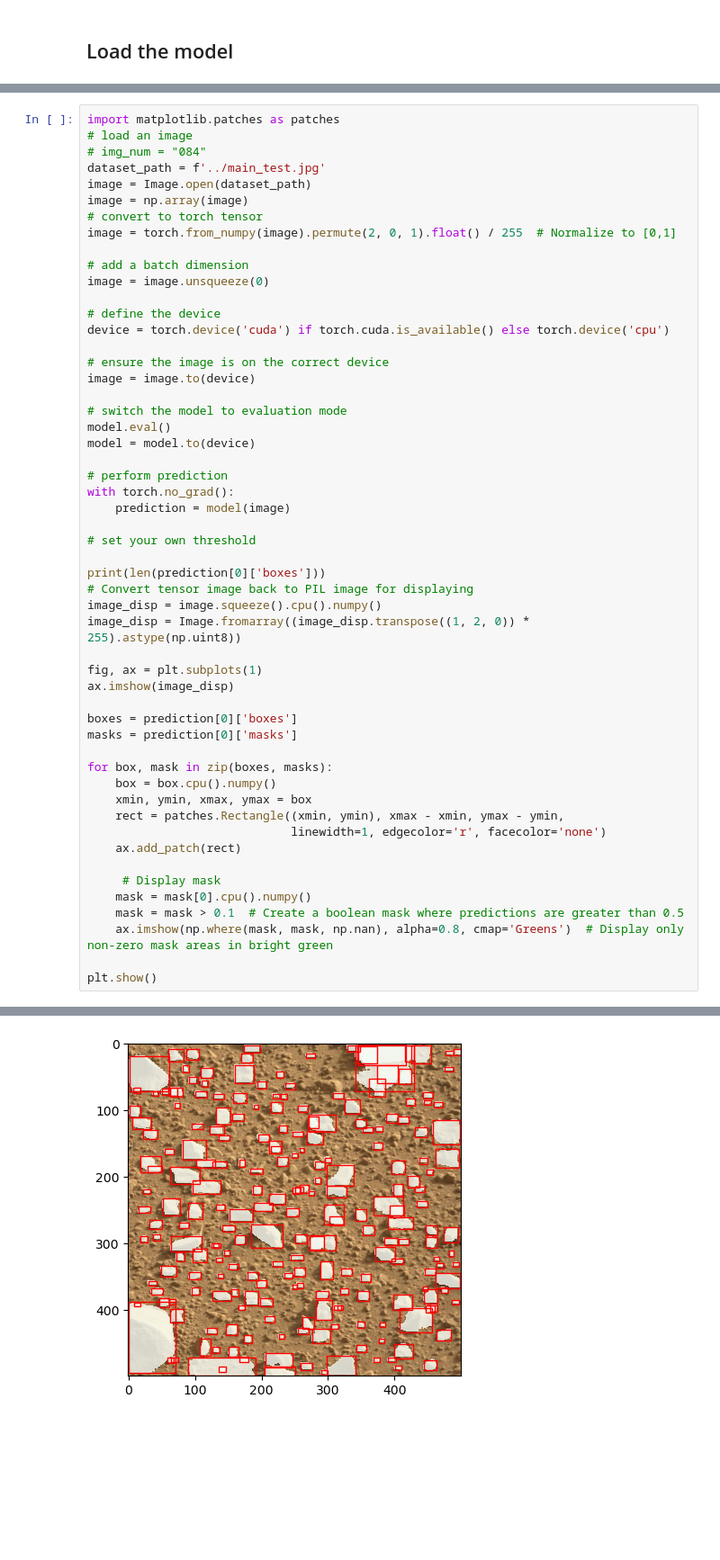
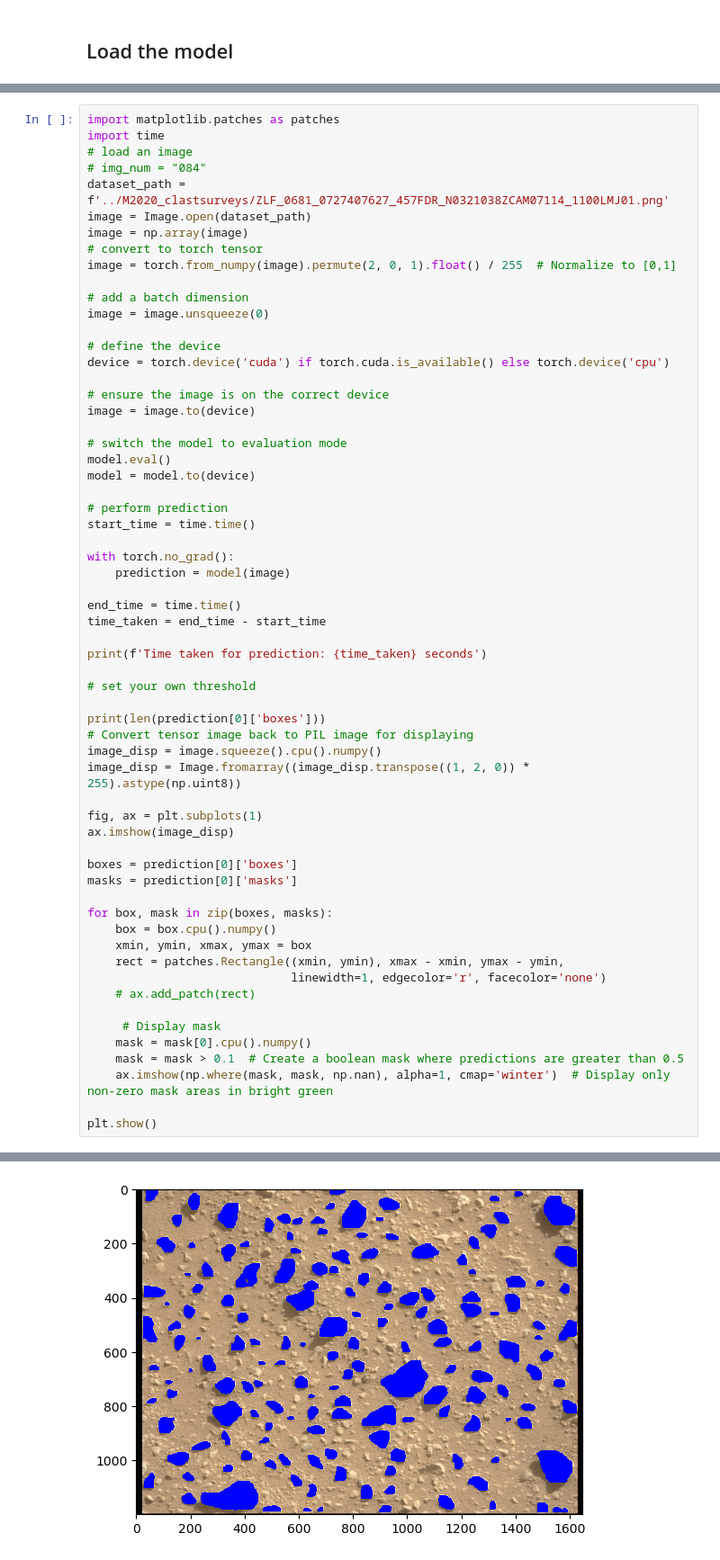
Before and after one commit to strongs20/rocks_mrcnn, a Jupyter notebook: predictions.ipynb, the cells around one changed output, grey strips where cells are left out. Shown at 90% size. Saved outputs shown, nothing was run; the diff lists cells and outputs as text; blank space fills up the shorter version.

```diff
--- a/predictions.ipynb
+++ b/predictions.ipynb
@@ -62,9 +62,10 @@ MaskRCNN(
 )
 # %%
 import matplotlib.patches as patches
+import time
 # load an image
 # img_num = "084"
-dataset_path = f'../main_test.jpg'
+dataset_path = f'../M2020_clastsurveys/ZLF_0681_0727407627_457FDR_N0321038ZCAM07114_1100LMJ01.png'
 image = Image.open(dataset_path)
 image = np.array(image)
 # convert to torch tensor
@@ -84,8 +85,15 @@ model.eval()
 model = model.to(device)
 
 # perform prediction
+start_time = time.time()
+
 with torch.no_grad():
     prediction = model(image)
+
+end_time = time.time()
+time_taken = end_time - start_time
+
+print(f'Time taken for prediction: {time_taken} seconds')
 
 # set your own threshold
 
@@ -105,12 +113,12 @@ for box, mask in zip(boxes, masks):
     xmin, ymin, xmax, ymax = box
     rect = patches.Rectangle((xmin, ymin), xmax - xmin, ymax - ymin,
                              linewidth=1, edgecolor='r', facecolor='none')
-    ax.add_patch(rect)
+    # ax.add_patch(rect)
 
      # Display mask
     mask = mask[0].cpu().numpy()
     mask = mask > 0.1  # Create a boolean mask where predictions are greater than 0.5
-    ax.imshow(np.where(mask, mask, np.nan), alpha=0.8, cmap='Greens')  # Display only non-zero mask areas in bright green
+    ax.imshow(np.where(mask, mask, np.nan), alpha=1, cmap='winter')  # Display only non-zero mask areas in bright green
 
 plt.show()
 # %% [output]
@@ -118 +127 @@ plt.show()
-[figure, old version]
+[figure, new version]
```
Also changed, not shown: parts of 1 cell of this notebook, 4 other files.
